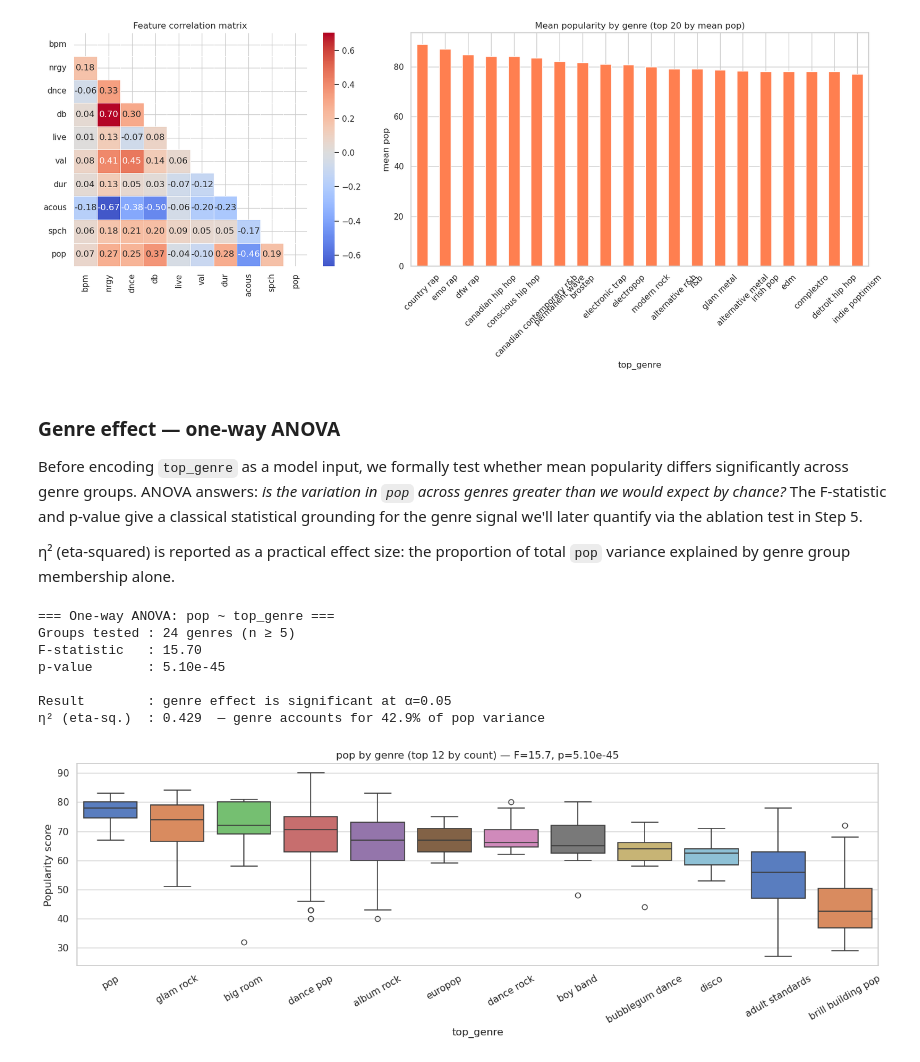
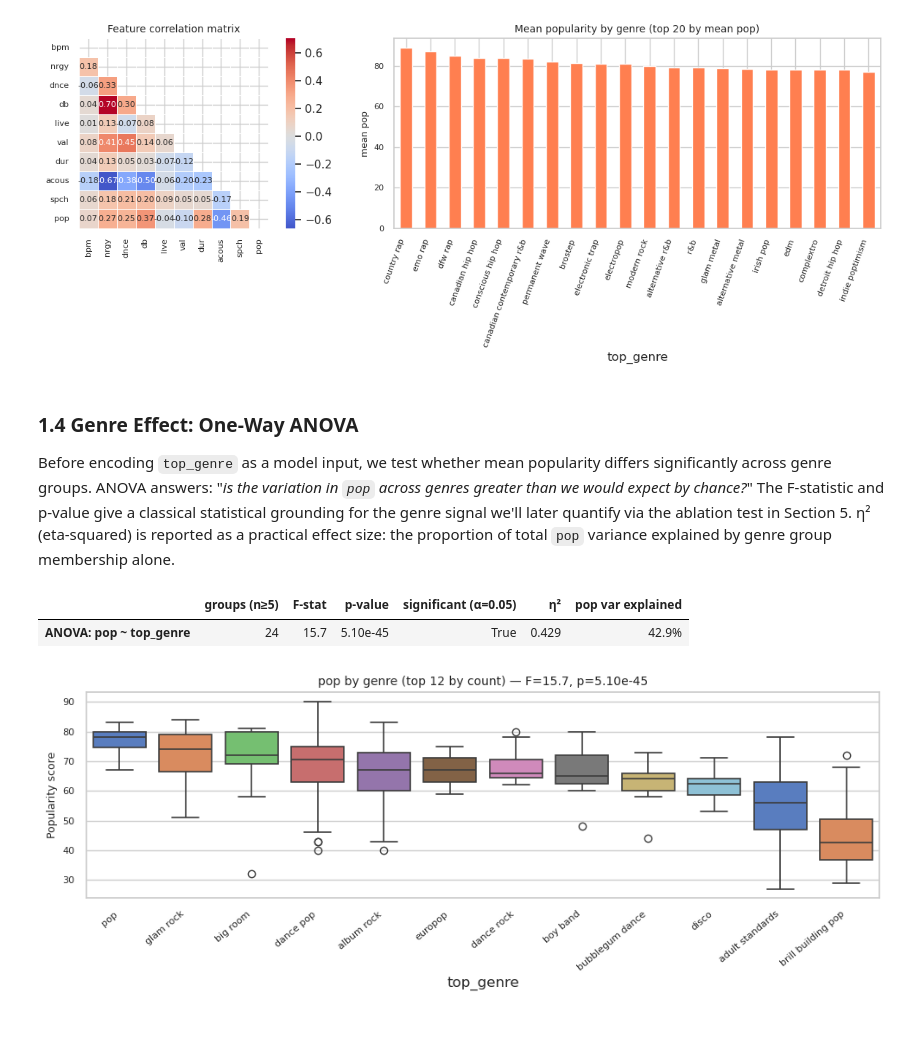
Before and after one commit to nathanorm/stats-notebook, a Jupyter notebook: notebooks/machine-learning/01-ml-tasks.ipynb, the cells around one changed output. Saved outputs shown, nothing was run; the diff lists cells and outputs as text; code cells hidden in the pictures; blank space fills up the shorter version.

```diff
--- a/notebooks/machine-learning/01-ml-tasks.ipynb
+++ b/notebooks/machine-learning/01-ml-tasks.ipynb
@@ -34,27 +52,21 @@ plt.rcParams["figure.dpi"] = 100
 
 Each subsection investigates a specific aspect of the data, records an observation, and (where relevant) records a cleaning decision. All decisions are applied together at the end of this step.
 # %%
-RAW = Path("../../data/spotify-songs/raw")
-
+relative_path= "../../data/spotify-songs/raw"
+RAW = Path(relative_path)
 decade_map = {
     1950: "1950.csv", 1960: "1960.csv", 1970: "1970.csv",
     1980: "1980.csv", 1990: "1990.csv", 2000: "2000.csv", 2010: "2010.csv",
 }
-
 frames = []
 for decade, fname in decade_map.items():
     chunk = pd.read_csv(RAW / fname)
     chunk["source_decade"] = decade
     frames.append(chunk)
-
 df = pd.concat(frames, ignore_index=True)
-
 df.columns = df.columns.str.strip().str.lower().str.replace(" ", "_")
 df = df.drop(columns=["number"], errors="ignore")
-
 NUMERIC_COLS = ["bpm", "nrgy", "dnce", "db", "live", "val", "dur", "acous", "spch", "pop"]
 TARGET = "pop"
-
-print(f"Shape: {df.shape}")
-print(f"Duplicates (title + artist): {df.duplicated(subset=['title', 'artist']).sum()}")
+print(f"Shape: {df.shape}  |  duplicates (title+artist): {df.duplicated(subset=['title', 'artist']).sum()}")
 # %% [output]
@@ -157,76 +141,75 @@ Correlation heatmap and mean popularity by genre — these drive feature selecti
 # %%
 corr = df[NUMERIC_COLS].corr()
 mask = np.triu(np.ones_like(corr, dtype=bool))
-
 genre_stats = df.groupby("top_genre")["pop"].agg(["mean", "std", "count"]).round(1)
 top_genres  = genre_stats.sort_values("mean", ascending=False).head(20)
 
-fig, axes = plt.subplots(1, 2, figsize=(17, 7), gridspec_kw={"width_ratios": [1, 1.4]})
+fig, axes = plt.subplots(1, 2, figsize=(13, 5), gridspec_kw={"width_ratios": [1, 1.4]})
 
 sns.heatmap(corr, mask=mask, annot=True, fmt=".2f", cmap="coolwarm",
-            center=0, ax=axes[0], square=True, linewidths=0.5)
-axes[0].set_title("Feature correlation matrix")
+            center=0, ax=axes[0], square=True, linewidths=0.5, annot_kws={"size": 8})
+axes[0].set_title("Feature correlation matrix", fontsize=10)
+axes[0].tick_params(labelsize=8)
 
 top_genres["mean"].plot(kind="bar", ax=axes[1], color="coral", edgecolor="white")
-axes[1].set_title("Mean popularity by genre (top 20 by mean pop)")
-axes[1].set_ylabel("mean pop")
-axes[1].tick_params(axis="x", rotation=45)
+axes[1].set_title("Mean popularity by genre (top 20 by mean pop)", fontsize=10)
+axes[1].set_ylabel("mean pop", fontsize=9)
+axes[1].tick_params(axis="x", labelsize=8)
+axes[1].tick_params(axis="y", labelsize=8)
+plt.setp(axes[1].get_xticklabels(), rotation=70, ha="right")
 
 plt.tight_layout()
 plt.show()
 # %% [output]
-[figure, old version]
+[figure, new version]
 # %% [markdown]
-### Genre effect — one-way ANOVA
+### 1.4 Genre Effect: One-Way ANOVA
 
-Before encoding `top_genre` as a model input, we formally test whether mean popularity differs significantly across genre groups. ANOVA answers: *is the variation in `pop` across genres greater than we would expect by chance?* The F-statistic and p-value give a classical statistical grounding for the genre signal we'll later quantify via the ablation test in Step 5.
-
+Before encoding `top_genre` as a model input, we test whether mean popularity differs significantly across genre groups.
+ANOVA answers: "*is the variation in `pop` across genres greater than we would expect by chance?*"
+The F-statistic and p-value give a classical statistical grounding for the genre signal we'll later quantify via the ablation test in Section 5.
 η² (eta-squared) is reported as a practical effect size: the proportion of total `pop` variance explained by genre group membership alone.
 # %%
-from scipy import stats
-
 # ── One-way ANOVA: does mean pop differ significantly across genres? ───────────
 # Restrict to genres with n >= 5 for stability
 genre_groups   = df["top_genre"].value_counts()
 stable_genres  = genre_groups[genre_groups >= 5].index.tolist()
 groups         = [df[df["top_genre"] == g]["pop"].values for g in stable_genres]
 
 f_stat, p_value = stats.f_oneway(*groups)
-print("=== One-way ANOVA: pop ~ top_genre ===")
-print(f"Groups tested : {len(stable_genres)} genres (n ≥ 5)")
-print(f"F-statistic   : {f_stat:.2f}")
-print(f"p-value       : {p_value:.2e}")
-sig = "significant" if p_value < 0.05 else "NOT significant"
-print(f"\nResult        : genre effect is {sig} at α=0.05")
 
 # ── Effect size: η² (eta-squared) ─────────────────────────────────────────────
 all_vals   = np.concatenate(groups)
 grand_mean = all_vals.mean()
 ss_between = sum(len(g) * (g.mean() - grand_mean) ** 2 for g in groups)
 ss_total   = sum((v - grand_mean) ** 2 for v in all_vals)
 eta_sq     = ss_between / ss_total
-print(f"η² (eta-sq.)  : {eta_sq:.3f}  — genre accounts for {eta_sq*100:.1f}% of pop variance")
+
+display(pd.Series({
+    "groups (n≥5)": len(stable_genres),
+    "F-stat": round(f_stat, 2),
+    "p-value": f"{p_value:.2e}",
+    "significant (α=0.05)": p_value < 0.05,
+    "η²": round(eta_sq, 3),
+    "pop var explained": f"{eta_sq*100:.1f}%",
+}, name="ANOVA: pop ~ top_genre").to_frame().T)
 
 # ── Box plot: top 12 genres by count ──────────────────────────────────────────
 top12    = df["top_genre"].value_counts().head(12).index.tolist()
 plot_df  = df[df["top_genre"].isin(top12)]
 order    = plot_df.groupby("top_genre")["pop"].median().sort_values(ascending=False).index
 
-fig, ax = plt.subplots(figsize=(14, 5))
+fig, ax = plt.subplots(figsize=(10, 4))
 sns.boxplot(data=plot_df, x="top_genre", y="pop", order=order, ax=ax,
             palette="muted", linewidth=1.2)
-ax.set_title(f"pop by genre (top 12 by count) — F={f_stat:.1f}, p={p_value:.2e}")
-ax.set_ylabel("Popularity score")
-ax.tick_params(axis="x", rotation=30)
+ax.set_title(f"pop by genre (top 12 by count) — F={f_stat:.1f}, p={p_value:.2e}", fontsize=10)
+ax.set_ylabel("Popularity score", fontsize=9)
+ax.tick_params(axis="y", labelsize=8)
+plt.setp(ax.get_xticklabels(), rotation=40, ha="right", fontsize=8)
 plt.tight_layout()
 plt.show()
 # %% [output]
-=== One-way ANOVA: pop ~ top_genre ===
-Groups tested : 24 genres (n ≥ 5)
-F-statistic   : 15.70
-p-value       : 5.10e-45
-
-Result        : genre effect is significant at α=0.05
-η² (eta-sq.)  : 0.429  — genre accounts for 42.9% of pop variance
+|  | groups (n≥5) | F-stat | p-value | significant (α=0.05) | η² | pop var explained |
+| ANOVA: pop ~ top_genre | 24 | 15.7 | 5.10e-45 | True | 0.429 | 42.9% |
-[figure, old version]
+[figure, new version]
 # %% [markdown]
```
Also changed, not shown: parts of 26 cells of this notebook.
